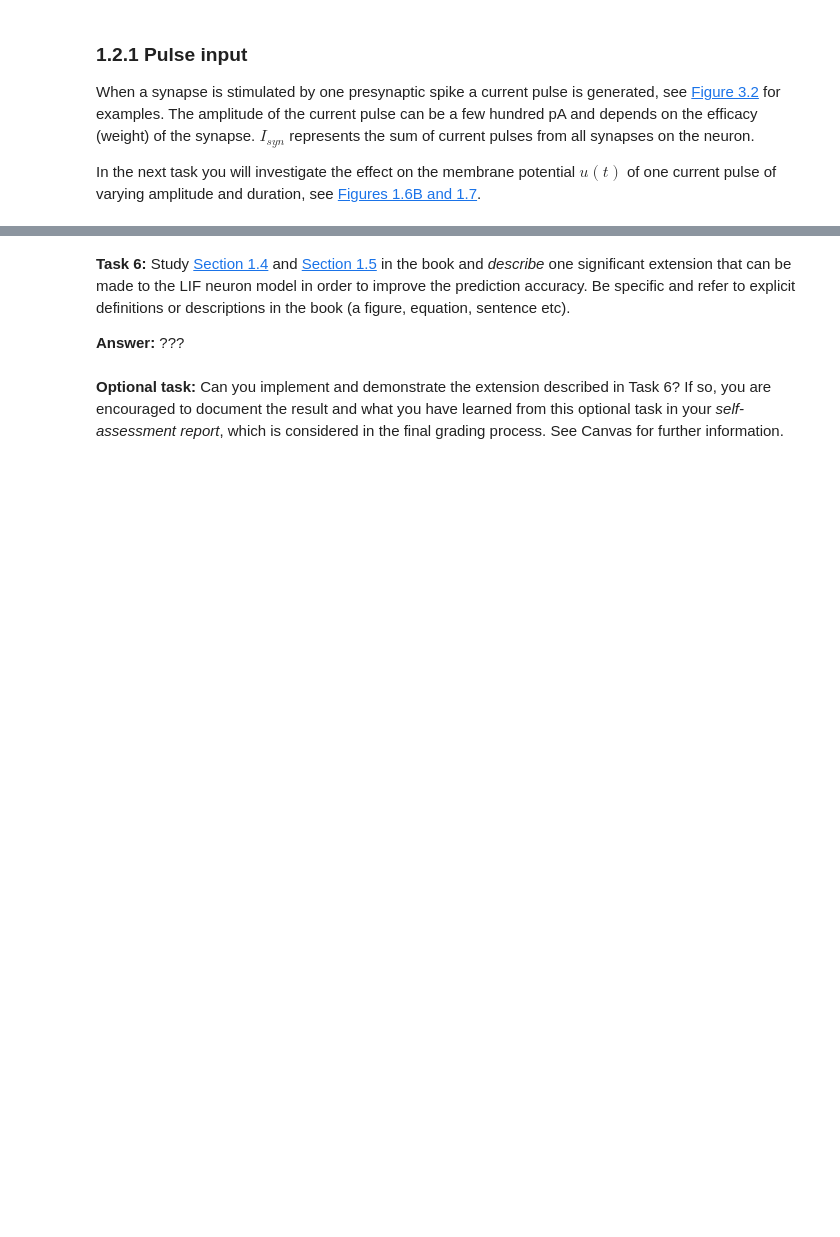
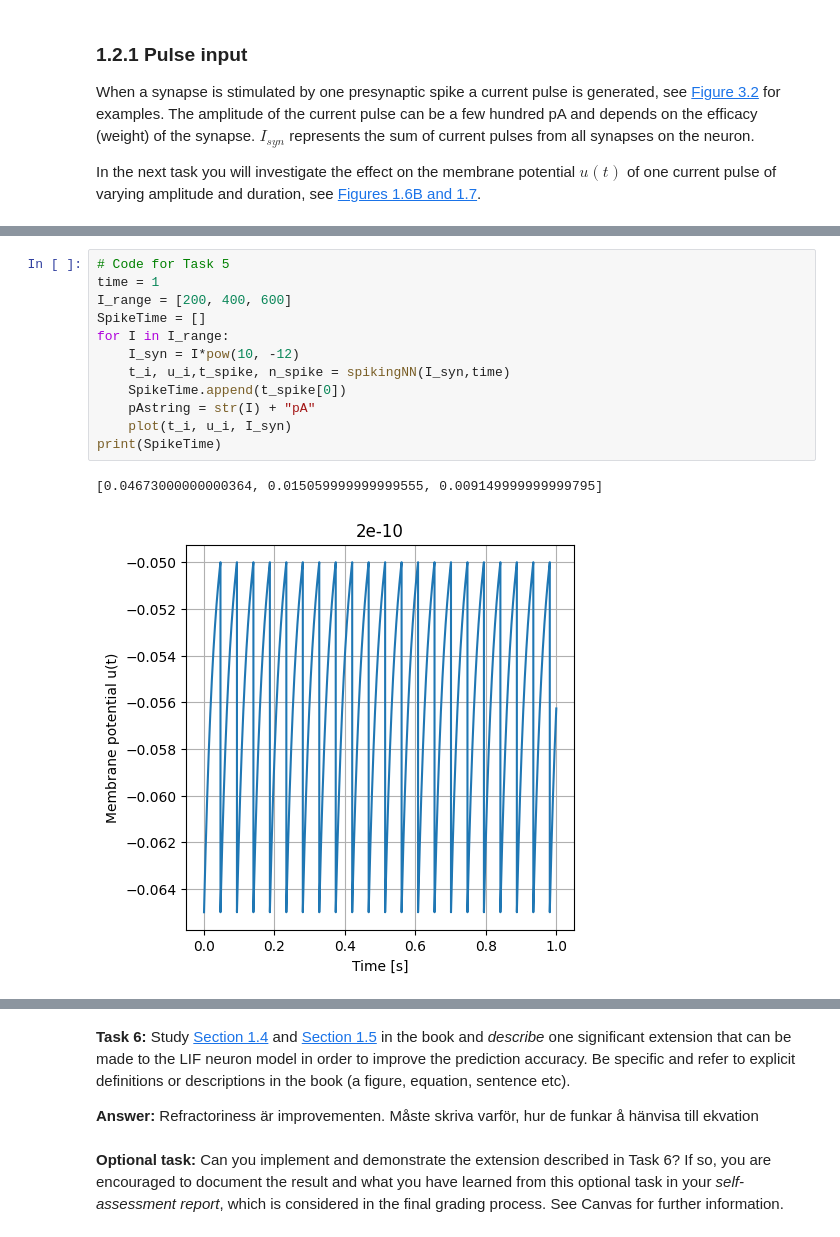
Before and after one commit to Jovali99/D7046E---Neural-Networks, a Jupyter notebook: SNN Excercise 1/SNN-Exercise-1.ipynb, the cells around one changed output, grey strips where cells are left out. Drawn from its saved outputs; the diff is of its cells as text; blank space fills up the shorter version.

```diff
--- a/SNN Excercise 1/SNN-Exercise-1.ipynb
+++ b/SNN Excercise 1/SNN-Exercise-1.ipynb
@@ -198,0 +192,15 @@ Object `?` not found.
+# %%
+# Code for Task 5
+time = 1
+I_range = [200, 400, 600]
+SpikeTime = []
+for I in I_range:
+    I_syn = I*pow(10, -12)
+    t_i, u_i,t_spike, n_spike = spikingNN(I_syn,time)
+    SpikeTime.append(t_spike[0])
+    pAstring = str(I) + "pA"
+    plot(t_i, u_i, I_syn)
+print(SpikeTime)
+# %% [output]
+[0.04673000000000364, 0.015059999999999555, 0.009149999999999795]
+[figure, added]
@@ -209,7 +219,7 @@ By testing the prediction accuracy of the LIF model with experimental data it is
 # %% [markdown]
 **Task 6:** Study [Section 1.4](https://neuronaldynamics.epfl.ch/online/Ch1.S4.html) and [Section 1.5](https://neuronaldynamics.epfl.ch/online/Ch1.S5.html) in the book and *describe* one significant extension that can be made to the LIF neuron model in order to improve the prediction accuracy. Be specific and refer to explicit definitions or descriptions in the book (a figure, equation, sentence etc).
 
-**Answer:** ???
+**Answer:** Refractoriness är improvementen. Måste skriva varför, hur de funkar å hänvisa till ekvation
 # %% [markdown]
 **Optional task:** Can you implement and demonstrate the extension described in Task 6? If so, you are encouraged to document the result and what you have learned from this optional task in your *self-assessment report*, which is considered in the final grading process. See Canvas for further information.
 # %%
```
Also changed, not shown: parts of 16 cells of this notebook, 3 other files.
